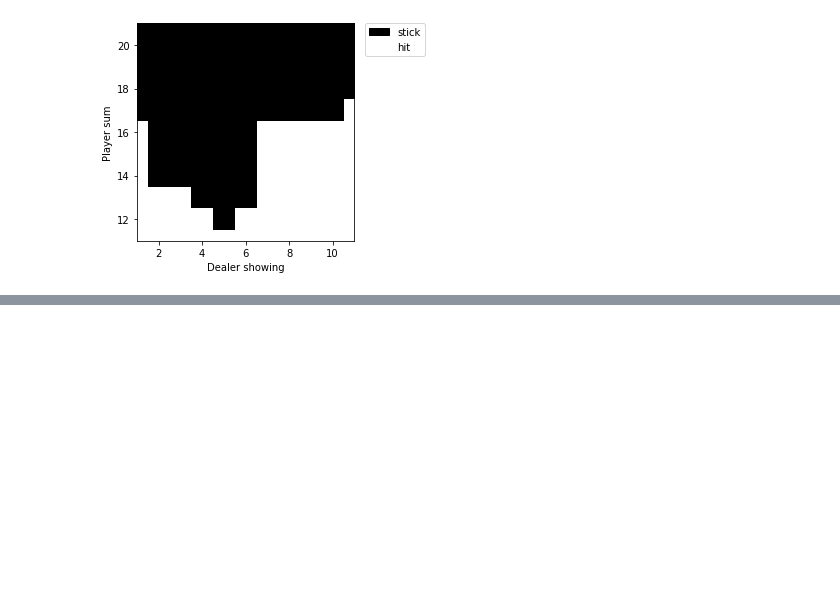
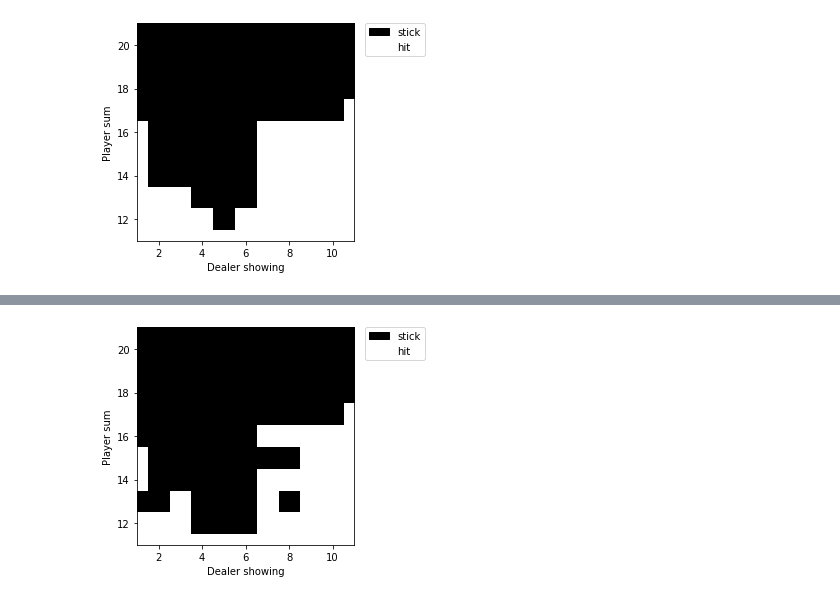
Before and after one commit to 8horn/reinforcement-learning-book, a Jupyter notebook: Monte-Carlo-Methods.ipynb, the cells around one changed output, grey strips where cells are left out. Cells and saved outputs as stored; diff of their text form; code cells hidden in the pictures; blank space fills up the shorter version.

Commit message:
MC soft epsilon policy

```diff
--- a/Monte-Carlo-Methods.ipynb
+++ b/Monte-Carlo-Methods.ipynb
@@ -330,0 +373,19 @@ Monte Carlo ES is an example of on-policy method
+# %%
+Q, policy, returns = mc_eps(env, dealer_policy, n_episodes=500000)
+# %%
+import matplotlib.patches as mpatches
+
+plt.imshow(policy.argmax(axis=2), cmap='Greys')
+plt.xlim(1, 11)
+plt.ylim(11, 21)
+plt.xlabel('Dealer showing')
+plt.ylabel('Player sum')
+
+colors = ('black', 'white')
+labels = ('stick', 'hit')
+
+patches = [mpatches.Patch(color=color, label=label) for color, label in zip(colors, labels)]
+plt.legend(handles=patches, bbox_to_anchor=(1.05, 1), loc=2, borderaxespad=0. )
+plt.show()
+# %% [output]
+[figure, added]
```
Also changed, not shown: parts of 8 cells of this notebook, 2 other files.
